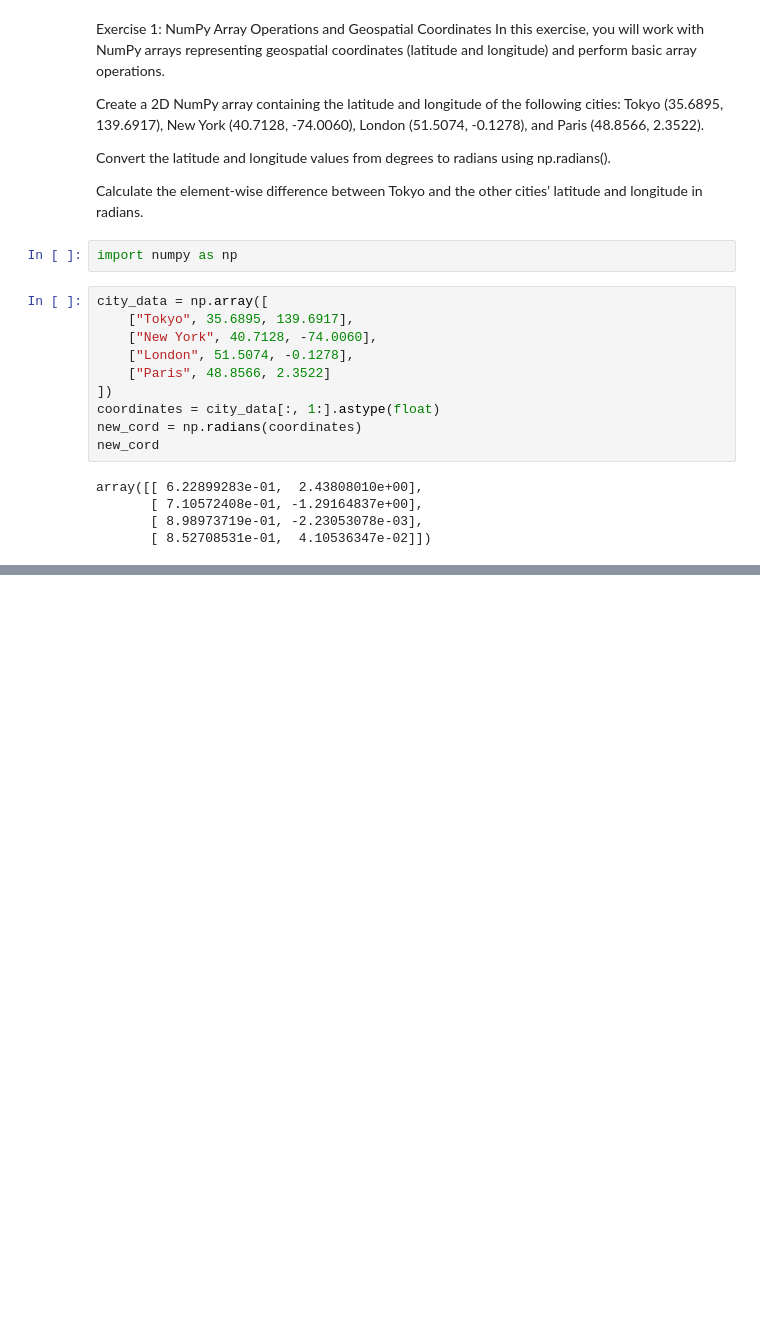
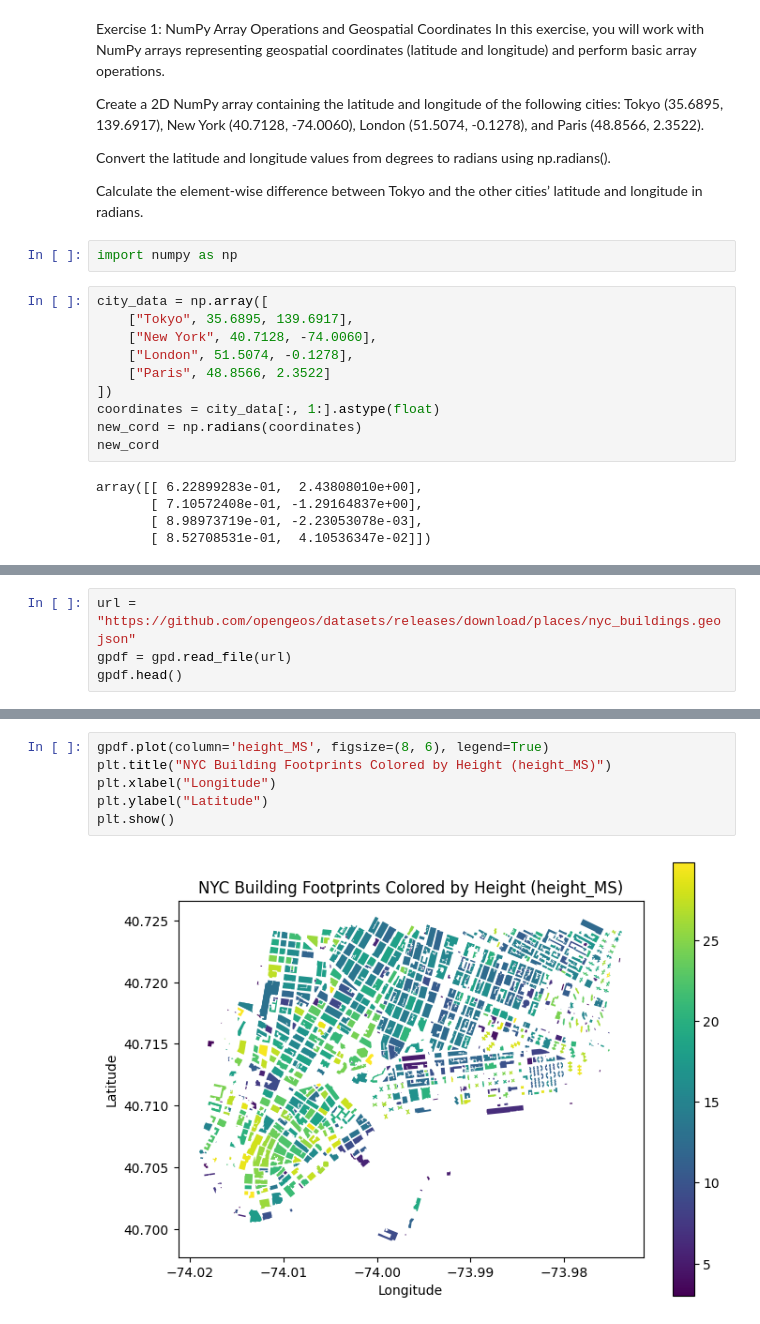
Before and after one commit to Darrkzero/lab_answer, a Jupyter notebook: lab_4.ipynb, the cells around one changed output, grey strips where cells are left out. Saved outputs shown, nothing was run; the diff lists cells and outputs as text; blank space fills up the shorter version.

```diff
--- a/lab_4.ipynb
+++ b/lab_4.ipynb
@@ -26,0 +120,4 @@ array([[ 6.22899283e-01,  2.43808010e+00],
+# %%
+url = "https://github.com/opengeos/datasets/releases/download/places/nyc_buildings.geojson"
+gpdf = gpd.read_file(url)
+gpdf.head()
@@ -26,0 +131,8 @@ array([[ 6.22899283e-01,  2.43808010e+00],
+# %%
+gpdf.plot(column='height_MS', figsize=(8, 6), legend=True)
+plt.title("NYC Building Footprints Colored by Height (height_MS)")
+plt.xlabel("Longitude")
+plt.ylabel("Latitude")
+plt.show()
+# %% [output]
+[figure, added]
```
Also changed, not shown: parts of 22 cells of this notebook.
